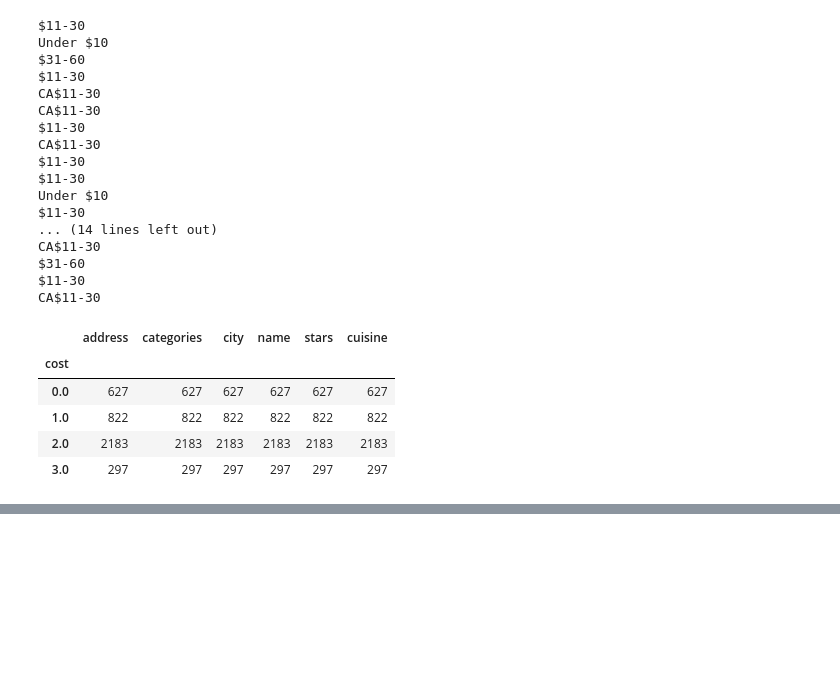
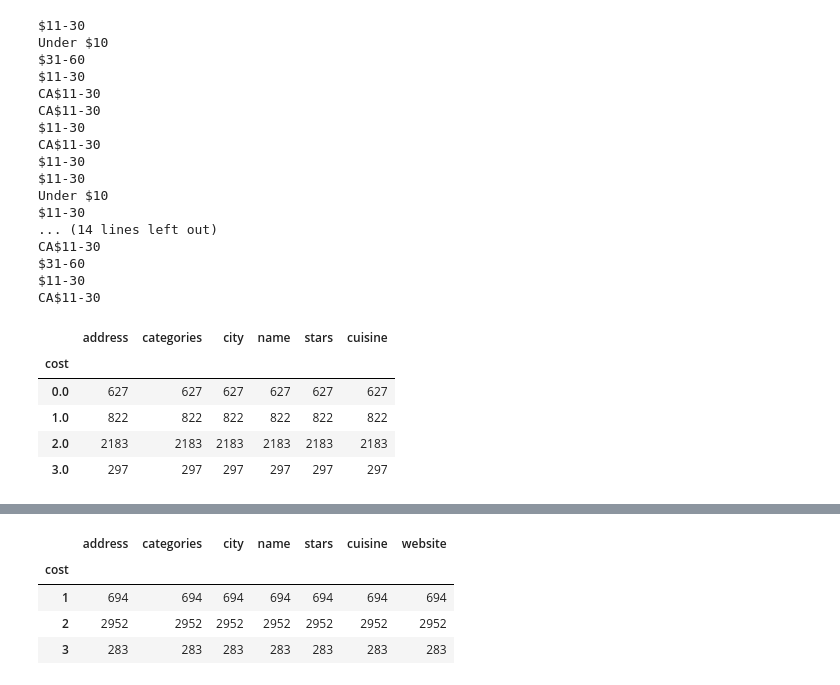
Before and after one commit to A-Aparna/Toronto-Restaurant-Recommendation, a Jupyter notebook: Data_Preparation.ipynb, the cells around one changed output, grey strips where cells are left out. Saved outputs shown, nothing was run; the diff lists cells and outputs as text; code cells hidden in the pictures; blank space fills up the shorter version.

```diff
--- a/Data_Preparation.ipynb
+++ b/Data_Preparation.ipynb
@@ -267 +311,9 @@ df.head()
+# %%
+df.groupby(df["cost"]).count()
+# %% [output]
+|  | address | categories | city | name | stars | cuisine | website |
+| cost |  |  |  |  |  |  |  |
+| 1 | 694 | 694 | 694 | 694 | 694 | 694 | 694 |
+| 2 | 2952 | 2952 | 2952 | 2952 | 2952 | 2952 | 2952 |
+| 3 | 283 | 283 | 283 | 283 | 283 | 283 | 283 |
 # %%
```
Also changed, not shown: parts of 7 cells of this notebook.
